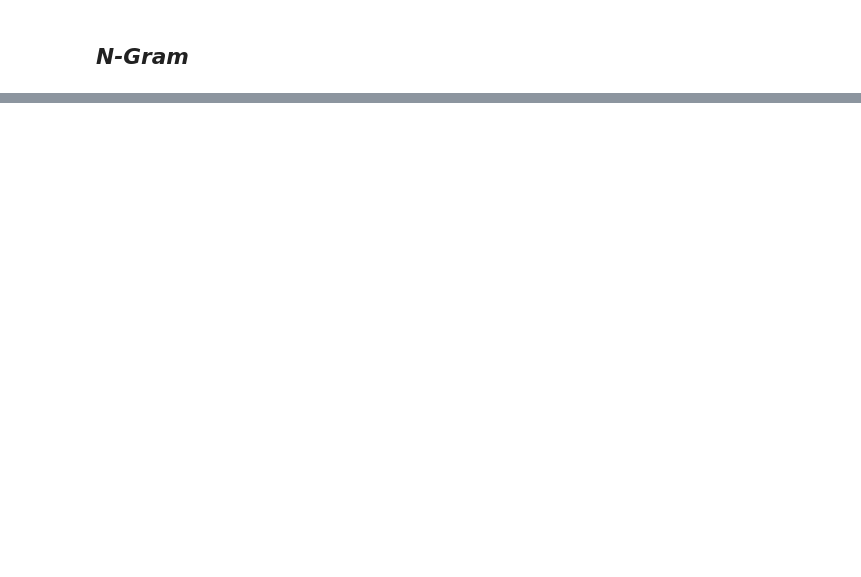
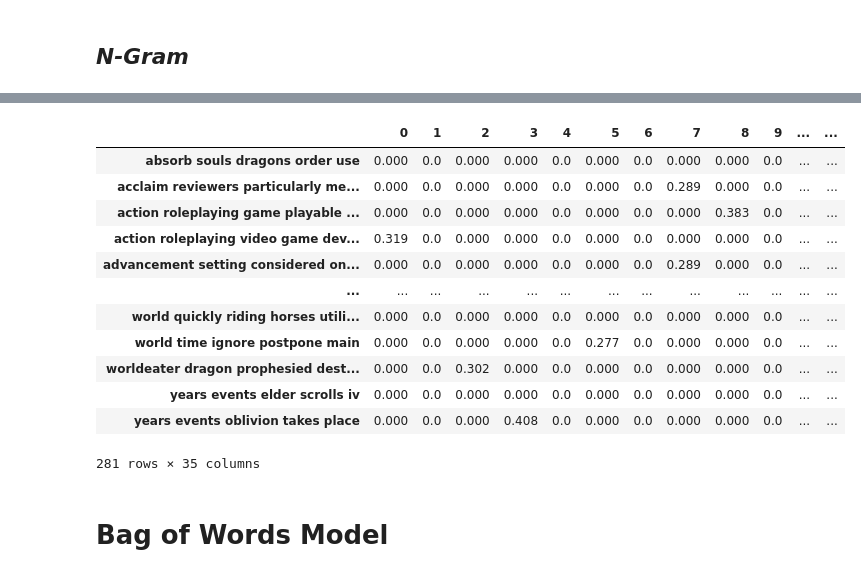
Before and after one commit to kosuridivesh/NLP-TheProject, a Jupyter notebook: IPYNB/Text_Summarization.ipynb, the cells around one changed output, grey strips where cells are left out. Cells and saved outputs as stored; diff of their text form; code cells hidden in the pictures; blank space fills up the shorter version.

```diff
--- a/IPYNB/Text_Summarization.ipynb
+++ b/IPYNB/Text_Summarization.ipynb
@@ -126,4 +126,20 @@ print("No. of sentences:",len(sentences))
 No. of sentences: 35
 # %% [markdown]
 ## Basic Text pre-processing
+# %%
+stop_words = nltk.corpus.stopwords.words('english')
+
+# Handeling 'not' words from stop_words
+def handleStops(stop_words):
+  rm = ['not', 'no', 'nor', 'against']
+
+  for i in stop_words:
+    if "n'" in i:
+      rm.append(i)
+
+  for i in rm:
+    stop_words.remove(i)
+  return stop_words
+
+stop_words = handleStops(stop_words)
 # %%
@@ -437,0 +436,7 @@ stop_words.remove('not')
+# %%
+# Forming ngrams
+from sklearn.feature_extraction.text import CountVectorizer
+vectorizer = CountVectorizer(ngram_range = (5,5))
+ngrams_matrix = vectorizer.fit_transform(norm_sentences)
+ngrams = (vectorizer.get_feature_names())
+print(ngrams)
@@ -437,0 +447,7 @@ stop_words.remove('not')
+# %%
+# Applying TF - IDF
+vectorizer = TfidfVectorizer(ngram_range = (5, 5))
+ngrams_matrix = vectorizer.fit_transform(norm_sentences)
+ngrams_matrix = ngrams_matrix.toarray()
+ngrams_matrix = ngrams_matrix.T
+print("\n\nScores : \n", trigrams_matrix)
@@ -437,0 +463,18 @@ stop_words.remove('not')
+# %%
+pd.DataFrame(np.round(ngrams_matrix, 3), index=ngrams)
+# %% [output]
+|  | 0 | 1 | 2 | 3 | 4 | 5 | 6 | 7 | 8 | 9 | ... | ... |
+| absorb souls dragons order use | 0.000 | 0.0 | 0.000 | 0.000 | 0.0 | 0.000 | 0.0 | 0.000 | 0.000 | 0.0 | ... | ... |
+| acclaim reviewers particularly me... | 0.000 | 0.0 | 0.000 | 0.000 | 0.0 | 0.000 | 0.0 | 0.289 | 0.000 | 0.0 | ... | ... |
+| action roleplaying game playable ... | 0.000 | 0.0 | 0.000 | 0.000 | 0.0 | 0.000 | 0.0 | 0.000 | 0.383 | 0.0 | ... | ... |
+| action roleplaying video game dev... | 0.319 | 0.0 | 0.000 | 0.000 | 0.0 | 0.000 | 0.0 | 0.000 | 0.000 | 0.0 | ... | ... |
+| advancement setting considered on... | 0.000 | 0.0 | 0.000 | 0.000 | 0.0 | 0.000 | 0.0 | 0.289 | 0.000 | 0.0 | ... | ... |
+| ... | ... | ... | ... | ... | ... | ... | ... | ... | ... | ... | ... | ... |
+| world quickly riding horses utili... | 0.000 | 0.0 | 0.000 | 0.000 | 0.0 | 0.000 | 0.0 | 0.000 | 0.000 | 0.0 | ... | ... |
+| world time ignore postpone main | 0.000 | 0.0 | 0.000 | 0.000 | 0.0 | 0.277 | 0.0 | 0.000 | 0.000 | 0.0 | ... | ... |
+| worldeater dragon prophesied dest... | 0.000 | 0.0 | 0.302 | 0.000 | 0.0 | 0.000 | 0.0 | 0.000 | 0.000 | 0.0 | ... | ... |
+| years events elder scrolls iv | 0.000 | 0.0 | 0.000 | 0.000 | 0.0 | 0.000 | 0.0 | 0.000 | 0.000 | 0.0 | ... | ... |
+| years events oblivion takes place | 0.000 | 0.0 | 0.000 | 0.408 | 0.0 | 0.000 | 0.0 | 0.000 | 0.000 | 0.0 | ... | ... |
+281 rows × 35 columns
+# %% [markdown]
+# Bag of Words Model
```
Also changed, not shown: parts of 24 cells of this notebook.
